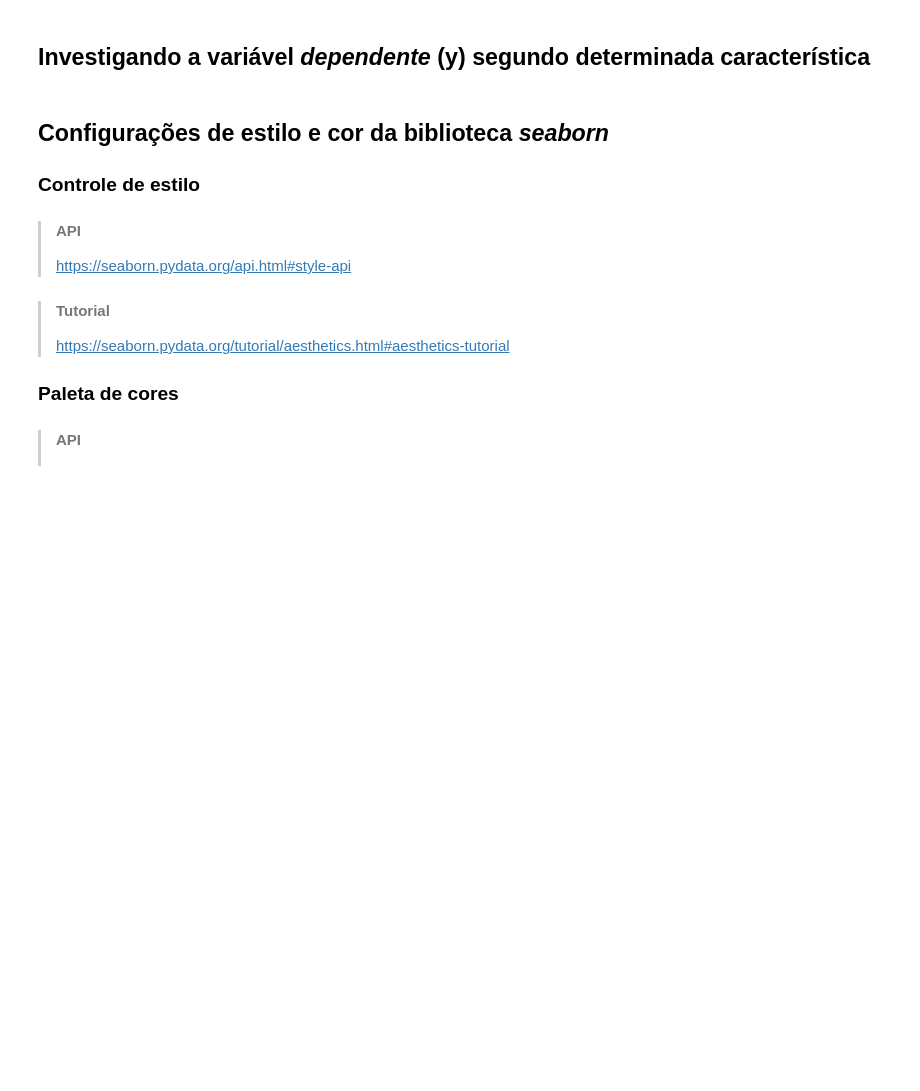
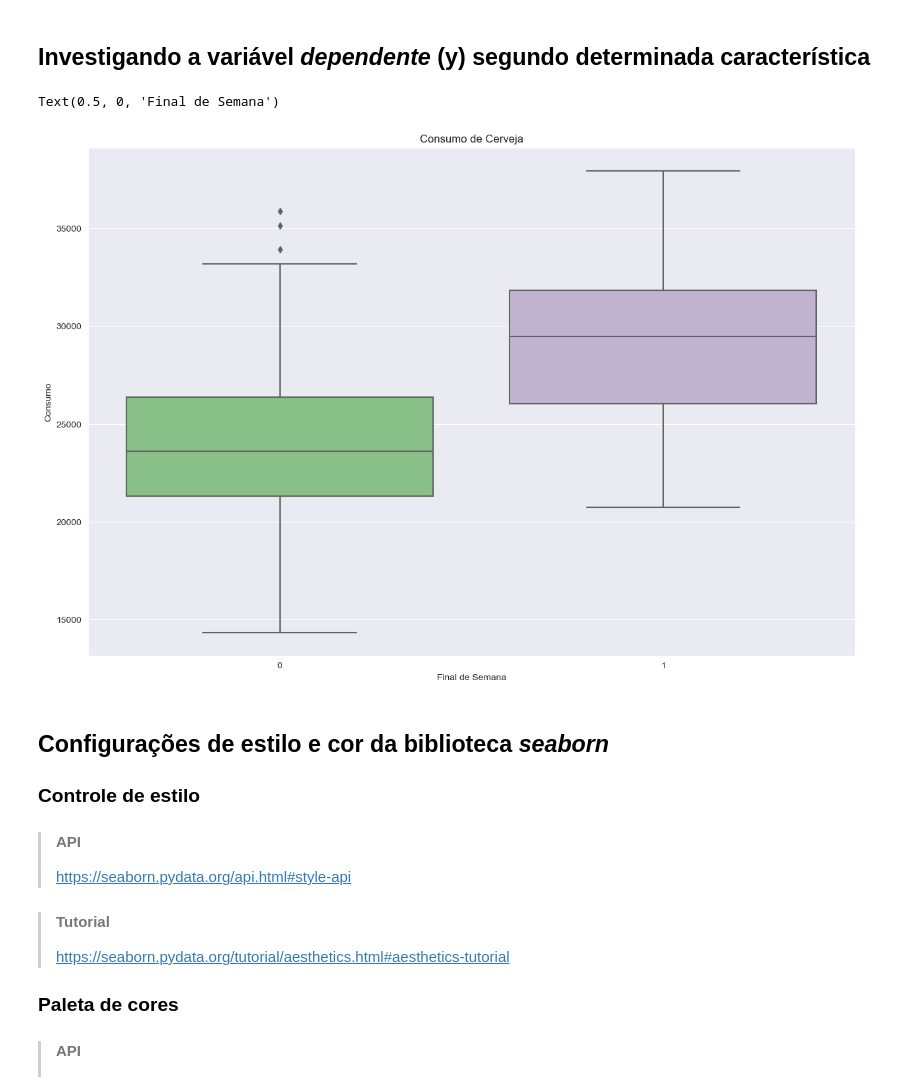
Before and after one commit to edmar-bevilaqua/data_science, a Jupyter notebook: Curso de Estatística/Regressão Linear/Projeto/Regressão Linear.ipynb, the cells around one changed output. Saved outputs shown, nothing was run; the diff lists cells and outputs as text; code cells hidden in the pictures; blank space fills up the shorter version.

```diff
--- a/Curso de Estatística/Regressão Linear/Projeto/Regressão Linear.ipynb
+++ b/Curso de Estatística/Regressão Linear/Projeto/Regressão Linear.ipynb
@@ -151,6 +151,15 @@ sns.boxplot(data=df["consumo"], orient='h', width=0.6)
 <hr style='border: 2px solid red;'>
 # %% [markdown]
 ## Investigando a variável *dependente* (y) segundo determinada característica
+# %%
+ax = sns.boxplot(data=df, x=df["fds"], y=df["consumo"], orient='v')
+ax.figure.set_size_inches(15,10)
+ax.set_title("Consumo de Cerveja")
+ax.set_ylabel("Consumo")
+ax.set_xlabel("Final de Semana")
+# %% [output]
+Text(0.5, 0, 'Final de Semana')
+[figure, added]
 # %% [markdown]
 ## Configurações de estilo e cor da biblioteca *seaborn*
 
```
Also changed, not shown: parts of 2 cells of this notebook.
